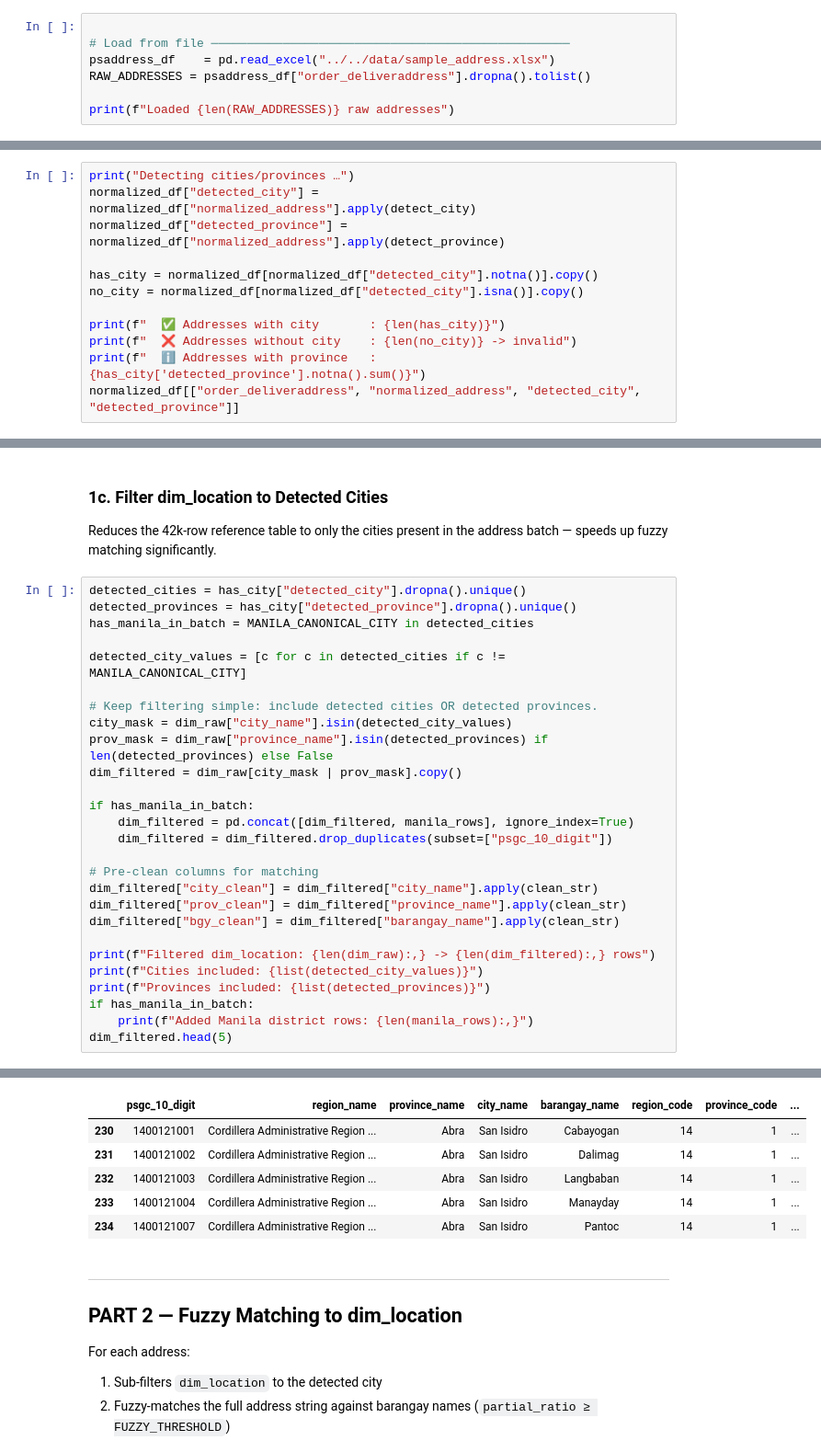
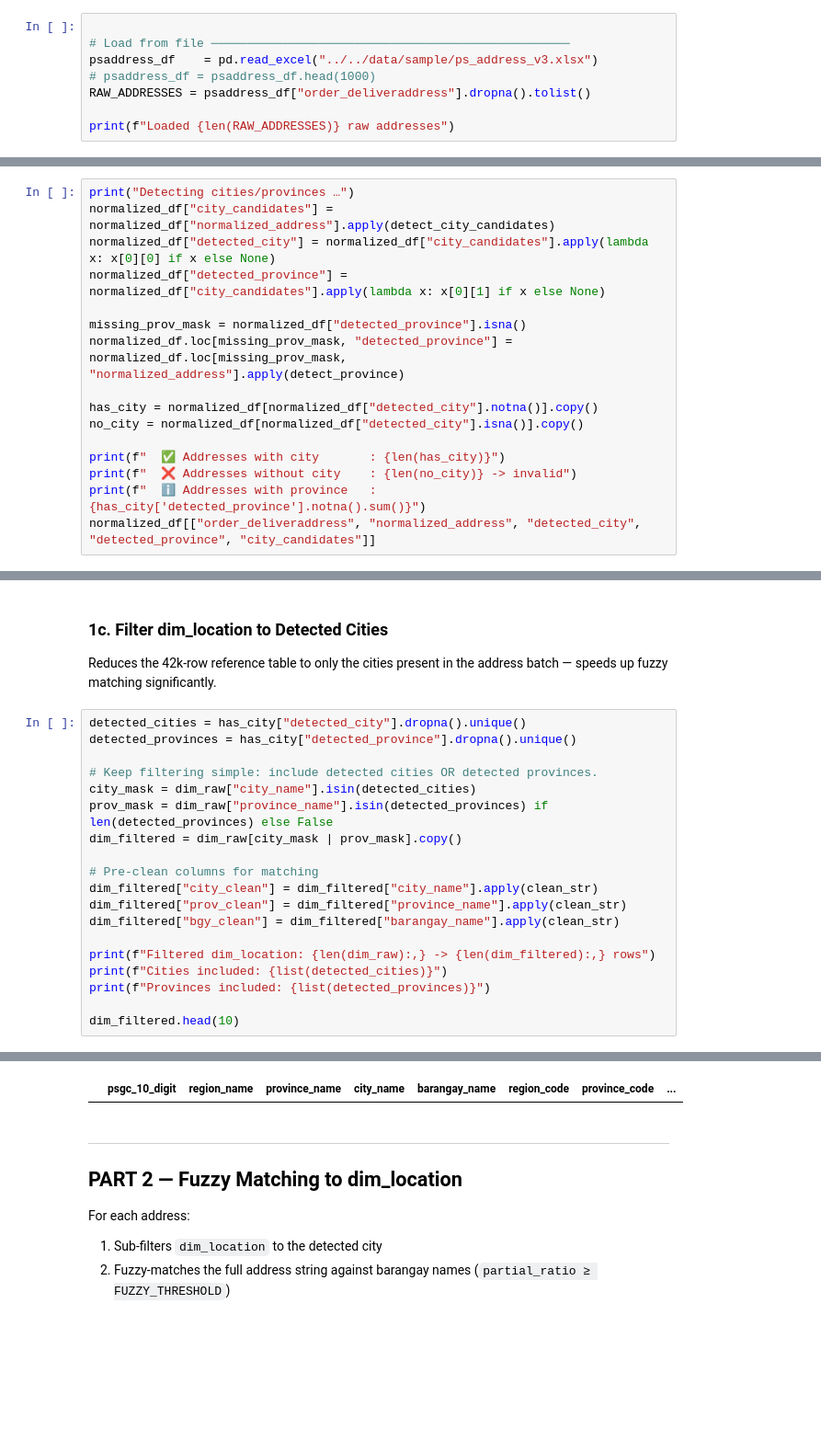
Before and after one commit to jv-lqgn/ph_address_matching_pipeline, a Jupyter notebook: address_matching/notebooks/drafts/draft_11 (41726).ipynb, the cells around one changed output, grey strips where cells are left out. Shown at 92% size. Saved outputs shown, nothing was run; the diff lists cells and outputs as text; blank space fills up the shorter version.

```diff
--- a/address_matching/notebooks/drafts/draft_11 (41726).ipynb
+++ b/address_matching/notebooks/drafts/draft_11 (41726).ipynb
@@ -40,7 +40,8 @@ Replace the list below with your actual addresses, **or** load from a CSV/Excel
 # %%
 
 # Load from file ──────────────────────────────────────────────────
-psaddress_df    = pd.read_excel("../../data/sample_address.xlsx")
+psaddress_df    = pd.read_excel("../../data/sample/ps_address_v3.xlsx")
+# psaddress_df = psaddress_df.head(1000)
 RAW_ADDRESSES = psaddress_df["order_deliveraddress"].dropna().tolist()
 
 print(f"Loaded {len(RAW_ADDRESSES)} raw addresses")
@@ -413,8 +471,12 @@ Province clean to original mapping ready ✓
 detect_city_improved() defined ✓
 # %%
 print("Detecting cities/provinces …")
-normalized_df["detected_city"] = normalized_df["normalized_address"].apply(detect_city)
-normalized_df["detected_province"] = normalized_df["normalized_address"].apply(detect_province)
+normalized_df["city_candidates"] = normalized_df["normalized_address"].apply(detect_city_candidates)
+normalized_df["detected_city"] = normalized_df["city_candidates"].apply(lambda x: x[0][0] if x else None)
+normalized_df["detected_province"] = normalized_df["city_candidates"].apply(lambda x: x[0][1] if x else None)
+
+missing_prov_mask = normalized_df["detected_province"].isna()
+normalized_df.loc[missing_prov_mask, "detected_province"] = normalized_df.loc[missing_prov_mask, "normalized_address"].apply(detect_province)
 
 has_city = normalized_df[normalized_df["detected_city"].notna()].copy()
 no_city = normalized_df[normalized_df["detected_city"].isna()].copy()
@@ -422,6 +484,6 @@ no_city = normalized_df[normalized_df["detected_city"].isna()].copy()
 print(f"  ✅ Addresses with city       : {len(has_city)}")
 print(f"  ❌ Addresses without city    : {len(no_city)} -> invalid")
 print(f"  ℹ️ Addresses with province   : {has_city['detected_province'].notna().sum()}")
-normalized_df[["order_deliveraddress", "normalized_address", "detected_city", "detected_province"]]
+normalized_df[["order_deliveraddress", "normalized_address", "detected_city", "detected_province", "city_candidates"]]
 # %% [output]
 Detecting cities/provinces …
@@ -448,18 +495,11 @@ Reduces the 42k-row reference table to only the cities present in the address ba
 # %%
 detected_cities = has_city["detected_city"].dropna().unique()
 detected_provinces = has_city["detected_province"].dropna().unique()
-has_manila_in_batch = MANILA_CANONICAL_CITY in detected_cities
-
-detected_city_values = [c for c in detected_cities if c != MANILA_CANONICAL_CITY]
 
 # Keep filtering simple: include detected cities OR detected provinces.
-city_mask = dim_raw["city_name"].isin(detected_city_values)
+city_mask = dim_raw["city_name"].isin(detected_cities)
 prov_mask = dim_raw["province_name"].isin(detected_provinces) if len(detected_provinces) else False
 dim_filtered = dim_raw[city_mask | prov_mask].copy()
-
-if has_manila_in_batch:
-    dim_filtered = pd.concat([dim_filtered, manila_rows], ignore_index=True)
-    dim_filtered = dim_filtered.drop_duplicates(subset=["psgc_10_digit"])
 
 # Pre-clean columns for matching
 dim_filtered["city_clean"] = dim_filtered["city_name"].apply(clean_str)
@@ -467,9 +507,8 @@ dim_filtered["prov_clean"] = dim_filtered["province_name"].apply(clean_str)
 dim_filtered["bgy_clean"] = dim_filtered["barangay_name"].apply(clean_str)
 
 print(f"Filtered dim_location: {len(dim_raw):,} -> {len(dim_filtered):,} rows")
-print(f"Cities included: {list(detected_city_values)}")
+print(f"Cities included: {list(detected_cities)}")
 print(f"Provinces included: {list(detected_provinces)}")
-if has_manila_in_batch:
-    print(f"Added Manila district rows: {len(manila_rows):,}")
-dim_filtered.head(5)
+
+dim_filtered.head(10)
 # %% [output]
@@ -479,9 +518,4 @@ Provinces included: ['Metro Manila', 'Davao Oriental', 'Laguna', 'Cavite', 'Bata
 |  | psgc_10_digit | region_name | province_name | city_name | barangay_name | region_code | province_code | ... |
-| 230 | 1400121001 | Cordillera Administrative Region ... | Abra | San Isidro | Cabayogan | 14 | 1 | ... |
-| 231 | 1400121002 | Cordillera Administrative Region ... | Abra | San Isidro | Dalimag | 14 | 1 | ... |
-| 232 | 1400121003 | Cordillera Administrative Region ... | Abra | San Isidro | Langbaban | 14 | 1 | ... |
-| 233 | 1400121004 | Cordillera Administrative Region ... | Abra | San Isidro | Manayday | 14 | 1 | ... |
-| 234 | 1400121007 | Cordillera Administrative Region ... | Abra | San Isidro | Pantoc | 14 | 1 | ... |
 # %% [markdown]
 ---
 ## PART 2 — Fuzzy Matching to dim_location
```
Also changed, not shown: parts of 12 cells of this notebook, 7 other files.
